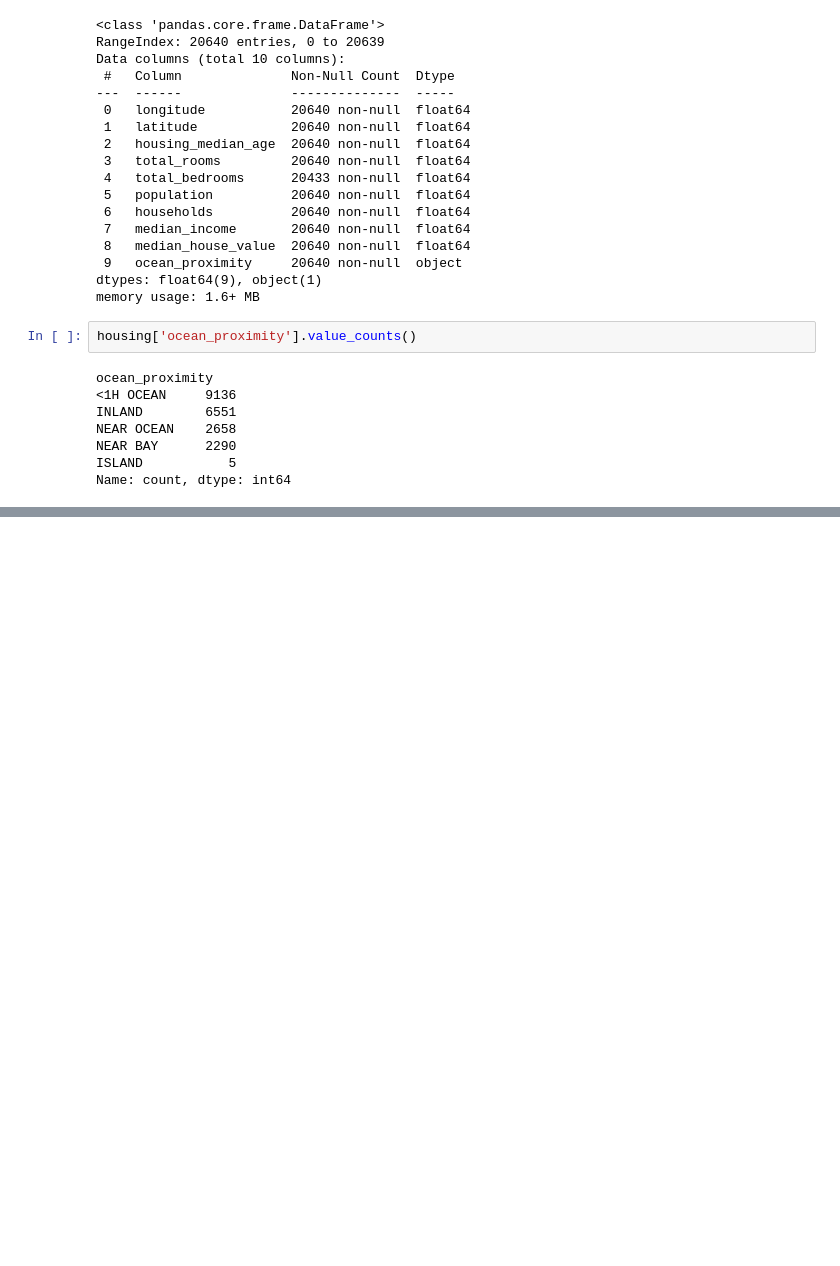
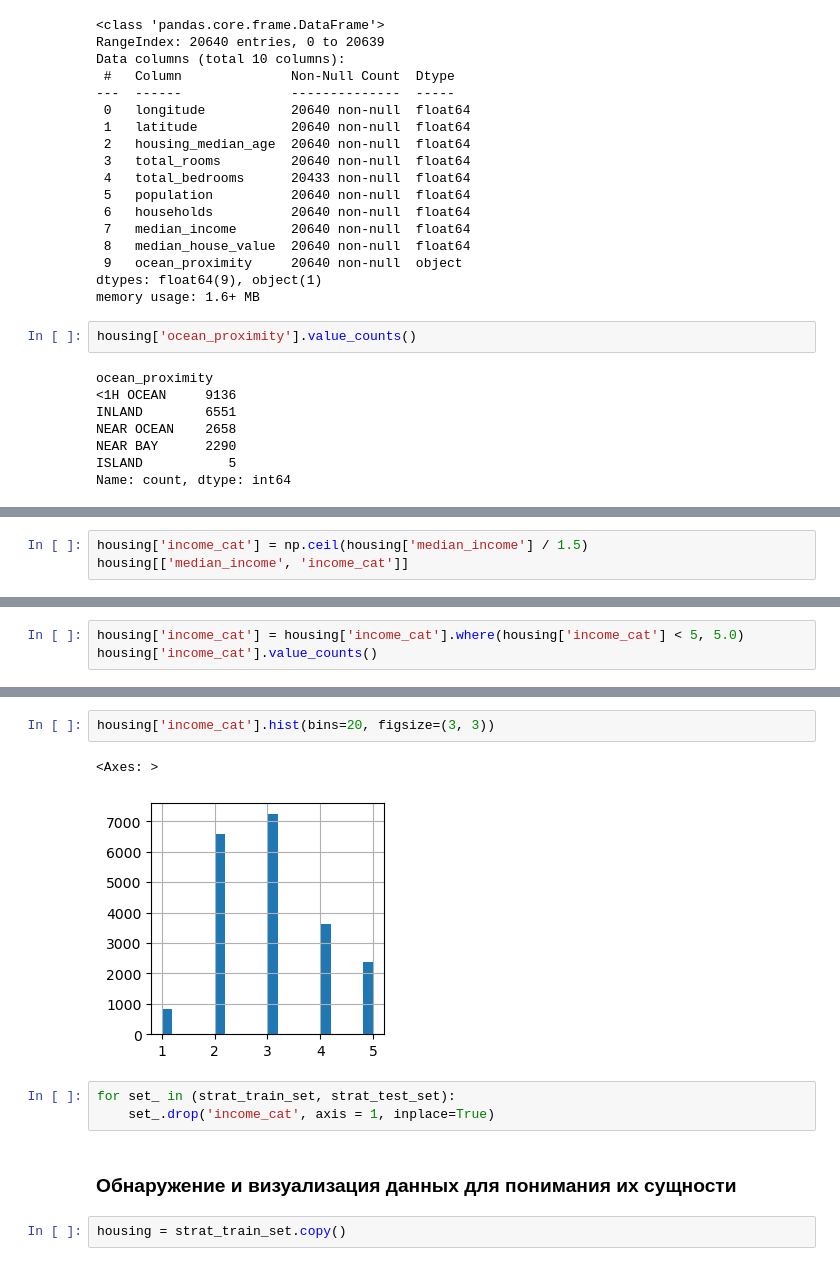
Before and after one commit to Karimkhab/Machine-Learning-by-Geron-Book, a Jupyter notebook: Chapter-2/Training.ipynb, the cells around one changed output, grey strips where cells are left out. Drawn from its saved outputs; the diff is of its cells as text; blank space fills up the shorter version.

```diff
--- a/Chapter-2/Training.ipynb
+++ b/Chapter-2/Training.ipynb
@@ -83,0 +110,3 @@ plt.show()
+# %%
+housing['income_cat'] = np.ceil(housing['median_income'] / 1.5)
+housing[['median_income', 'income_cat']]
@@ -83,0 +127,3 @@ plt.show()
+# %%
+housing['income_cat'] = housing['income_cat'].where(housing['income_cat'] < 5, 5.0)
+housing['income_cat'].value_counts()
@@ -83,0 +172,12 @@ plt.show()
+# %%
+housing['income_cat'].hist(bins=20, figsize=(3, 3))
+# %% [output]
+<Axes: >
+[figure, added]
+# %%
+for set_ in (strat_train_set, strat_test_set):
+    set_.drop('income_cat', axis = 1, inplace=True)
+# %% [markdown]
+### Обнаружение и визуализация данных для понимания их сущности
+# %%
+housing = strat_train_set.copy()
```
Also changed, not shown: parts of 18 cells of this notebook.
